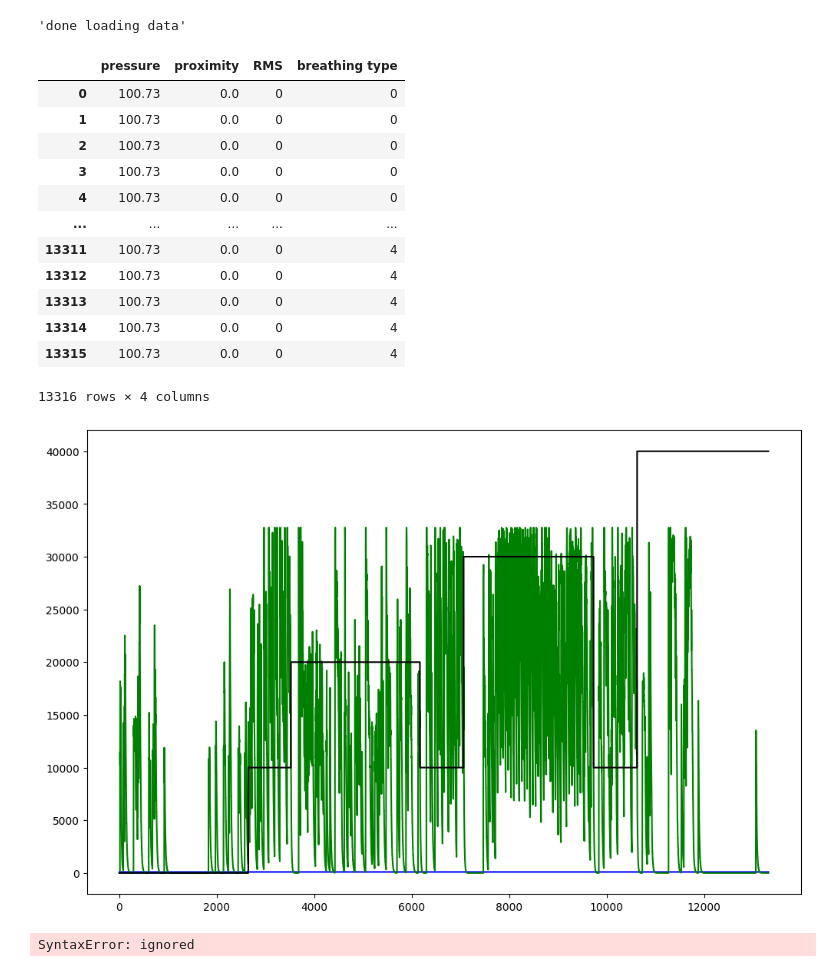
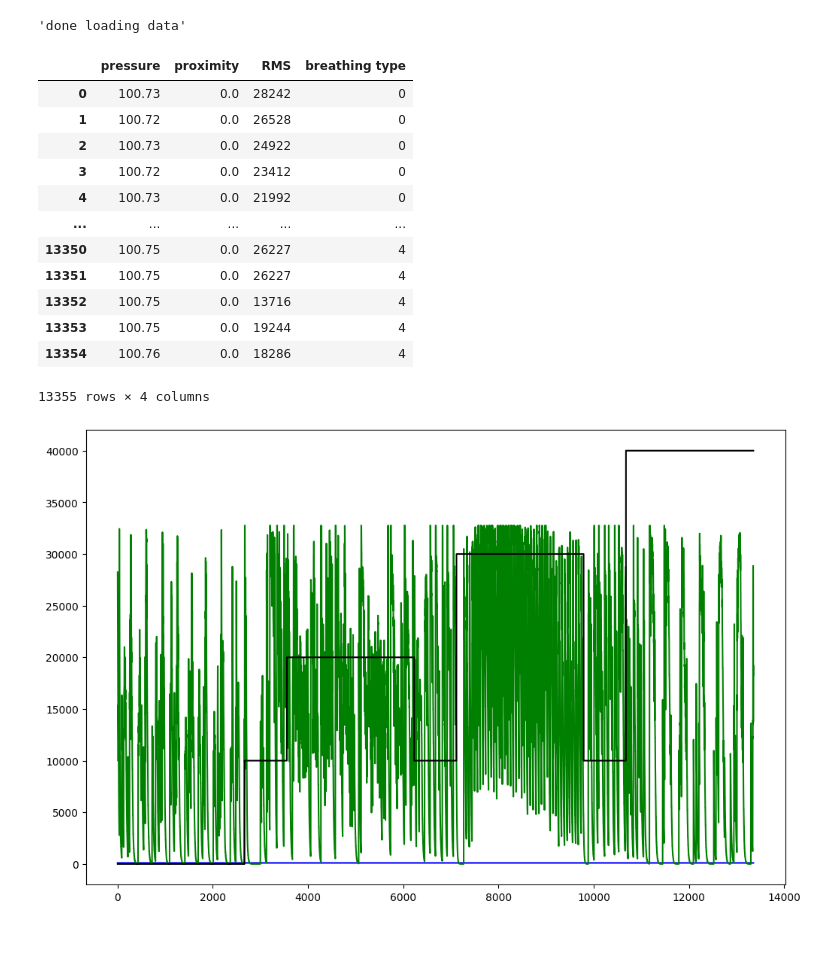
Before and after one commit to yohancsx/SmartMask, a Jupyter notebook: data processing/DataCollectionVisualization.ipynb, the cells around one changed output. Saved outputs shown, nothing was run; the diff lists cells and outputs as text; code cells hidden in the pictures; blank space fills up the shorter version.

```diff
--- a/data processing/DataCollectionVisualization.ipynb
+++ b/data processing/DataCollectionVisualization.ipynb
@@ -21,6 +21,6 @@ Saving MDATAYohantrial2.CSV to MDATAYohantrial2.CSV
 # %%
 #the name for the breathing data
-dataFile = 'MDATAYohantrial2.CSV'
+dataFile = 'MDATAYohantrial1.CSV'
 
 #imports the data
 dfData = pd.read_csv(io.BytesIO(uploaded[dataFile]))
@@ -37,30 +37,30 @@ breathing_type = dfData['breathing type'].to_numpy()
 # %% [output]
 'done loading data'
 |  | pressure | proximity | RMS | breathing type |
-| 0 | 100.73 | 0.0 | 0 | 0 |
-| 1 | 100.73 | 0.0 | 0 | 0 |
-| 2 | 100.73 | 0.0 | 0 | 0 |
-| 3 | 100.73 | 0.0 | 0 | 0 |
-| 4 | 100.73 | 0.0 | 0 | 0 |
+| 0 | 100.73 | 0.0 | 28242 | 0 |
+| 1 | 100.72 | 0.0 | 26528 | 0 |
+| 2 | 100.73 | 0.0 | 24922 | 0 |
+| 3 | 100.72 | 0.0 | 23412 | 0 |
+| 4 | 100.73 | 0.0 | 21992 | 0 |
 | ... | ... | ... | ... | ... |
-| 13311 | 100.73 | 0.0 | 0 | 4 |
-| 13312 | 100.73 | 0.0 | 0 | 4 |
-| 13313 | 100.73 | 0.0 | 0 | 4 |
-| 13314 | 100.73 | 0.0 | 0 | 4 |
-| 13315 | 100.73 | 0.0 | 0 | 4 |
+| 13350 | 100.75 | 0.0 | 26227 | 4 |
+| 13351 | 100.75 | 0.0 | 26227 | 4 |
+| 13352 | 100.75 | 0.0 | 13716 | 4 |
+| 13353 | 100.75 | 0.0 | 19244 | 4 |
+| 13354 | 100.76 | 0.0 | 18286 | 4 |
-13316 rows × 4 columns
+13355 rows × 4 columns
 # %%
 #get the time series in ms
-t = np.arange(0, 13316, 1)
+t = np.arange(0, RMS.shape[0], 1)
 
 # plot the x and y using plot function
 l = plt.plot(t, pressure,'b',t, RMS,'g',t, breathing_type*10000,'k')
 
 
 # Display the plot
 plt.show()
 # %% [output]
-[figure, old version]
+[figure, new version]
 # %%
 #do some basic splitting of the data and plot
 coughing  = -1*np.ones([6000,1])
@@ -91,6 +91,7 @@ while i < RMS.size:
     elif breathing_type[i] == 4:
         deep_breathing[dbi] = RMS[i]
         dbi = dbi + 1
+    i = i + 1
 
 
 #remove all the negative numbers from the arrays to reduce their size
@@ -99,7 +100,3 @@ breathing  = breathing[breathing > 0]
 talking = talking[talking > 0]
 heavy_breathing = heavy_breathing[heavy_breathing > 0]
 deep_breathing = deep_breathing[deep_breathing > 0]
-
-#display the data
-# %% [output]
-SyntaxError: ignored
```
Also changed, not shown: parts of 2 cells of this notebook.
